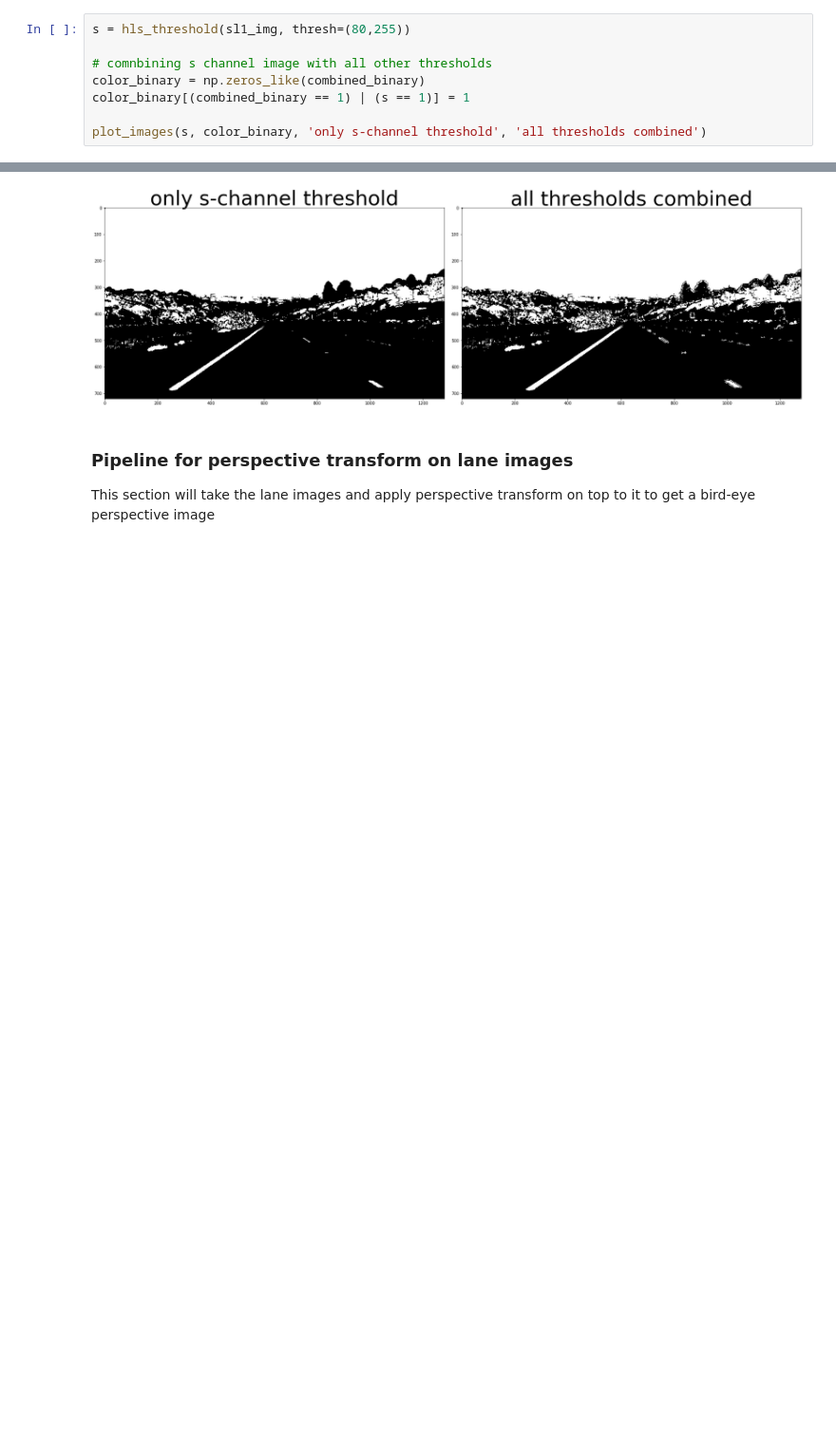
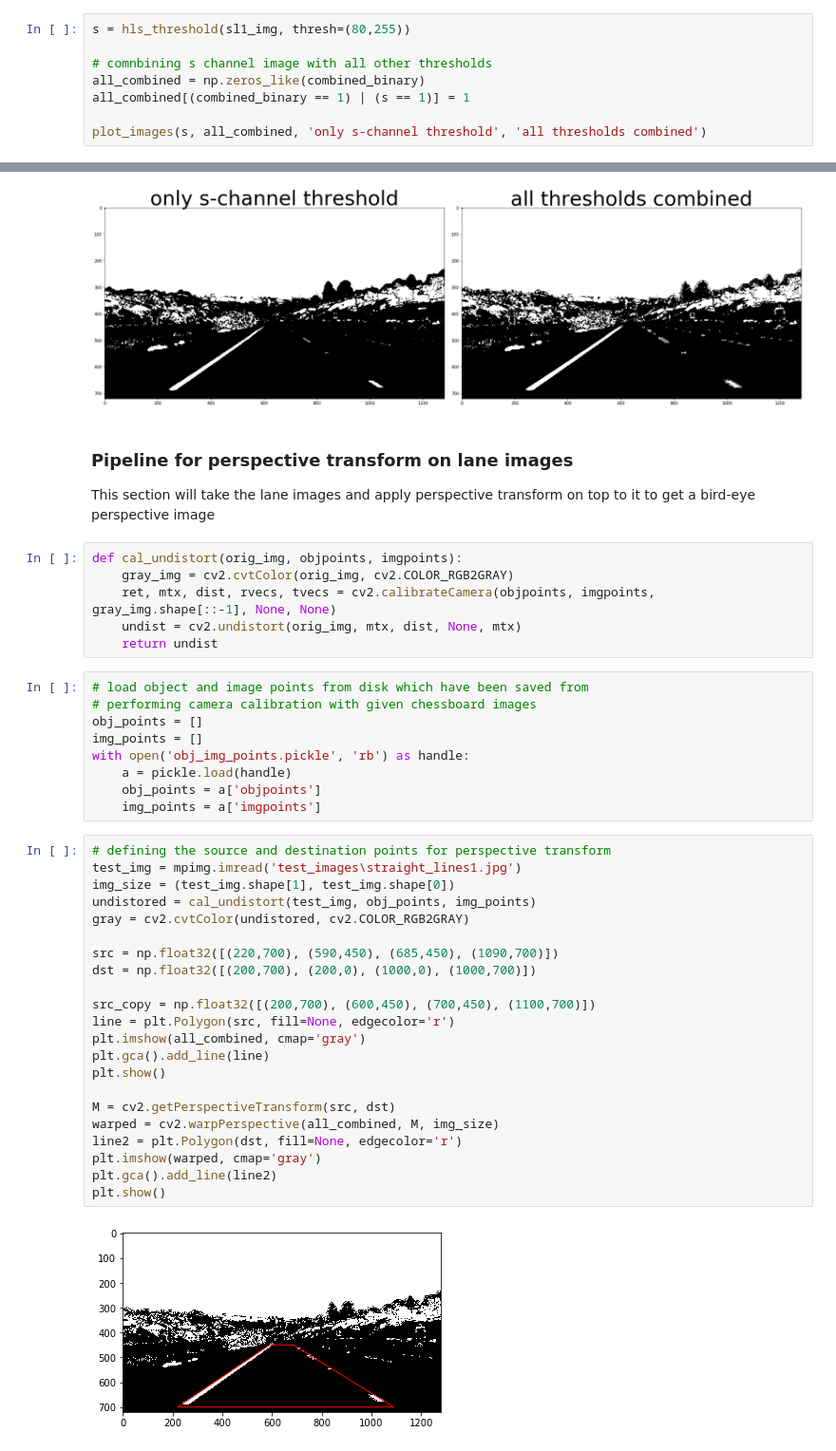
Before and after one commit to ajeet-repos/CarND-Advanced-Lane-Lines, a Jupyter notebook: p4_lane_image_processing.ipynb, the cells around one changed output, grey strips where cells are left out. Shown at 95% size. Saved outputs shown, nothing was run; the diff lists cells and outputs as text; blank space fills up the shorter version.

```diff
--- a/p4_lane_image_processing.ipynb
+++ b/p4_lane_image_processing.ipynb
@@ -148,10 +151,10 @@ def hls_threshold(image, thresh=(0,255)):
 s = hls_threshold(sl1_img, thresh=(80,255))
 
 # comnbining s channel image with all other thresholds
-color_binary = np.zeros_like(combined_binary)
-color_binary[(combined_binary == 1) | (s == 1)] = 1
+all_combined = np.zeros_like(combined_binary)
+all_combined[(combined_binary == 1) | (s == 1)] = 1
 
-plot_images(s, color_binary, 'only s-channel threshold', 'all thresholds combined')
+plot_images(s, all_combined, 'only s-channel threshold', 'all thresholds combined')
 # %% [output]
 <matplotlib.figure.Figure at 0x...>
 [figure]
@@ -159,3 +162,42 @@ plot_images(s, color_binary, 'only s-channel threshold', 'all thresholds combine
 ### Pipeline for perspective transform on lane images
 
 This section will take the lane images and apply perspective transform on top to it to get a bird-eye perspective image
+# %%
+def cal_undistort(orig_img, objpoints, imgpoints):
+    gray_img = cv2.cvtColor(orig_img, cv2.COLOR_RGB2GRAY)
+    ret, mtx, dist, rvecs, tvecs = cv2.calibrateCamera(objpoints, imgpoints, gray_img.shape[::-1], None, None)
+    undist = cv2.undistort(orig_img, mtx, dist, None, mtx)
+    return undist
+# %%
+# load object and image points from disk which have been saved from
+# performing camera calibration with given chessboard images
+obj_points = []
+img_points = []
+with open('obj_img_points.pickle', 'rb') as handle:
+    a = pickle.load(handle)
+    obj_points = a['objpoints']
+    img_points = a['imgpoints']
+# %%
+# defining the source and destination points for perspective transform
+test_img = mpimg.imread('test_images\straight_lines1.jpg')
+img_size = (test_img.shape[1], test_img.shape[0])
+undistored = cal_undistort(test_img, obj_points, img_points)
+gray = cv2.cvtColor(undistored, cv2.COLOR_RGB2GRAY)
+
+src = np.float32([(220,700), (590,450), (685,450), (1090,700)])
+dst = np.float32([(200,700), (200,0), (1000,0), (1000,700)])
+
+src_copy = np.float32([(200,700), (600,450), (700,450), (1100,700)])
+line = plt.Polygon(src, fill=None, edgecolor='r')
+plt.imshow(all_combined, cmap='gray')
+plt.gca().add_line(line)
+plt.show()
+
+M = cv2.getPerspectiveTransform(src, dst)
+warped = cv2.warpPerspective(all_combined, M, img_size)
+line2 = plt.Polygon(dst, fill=None, edgecolor='r')
+plt.imshow(warped, cmap='gray')
+plt.gca().add_line(line2)
+plt.show()
+# %% [output]
+[figure, added]
```
Also changed, not shown: parts of 9 cells of this notebook, 1 other file.
